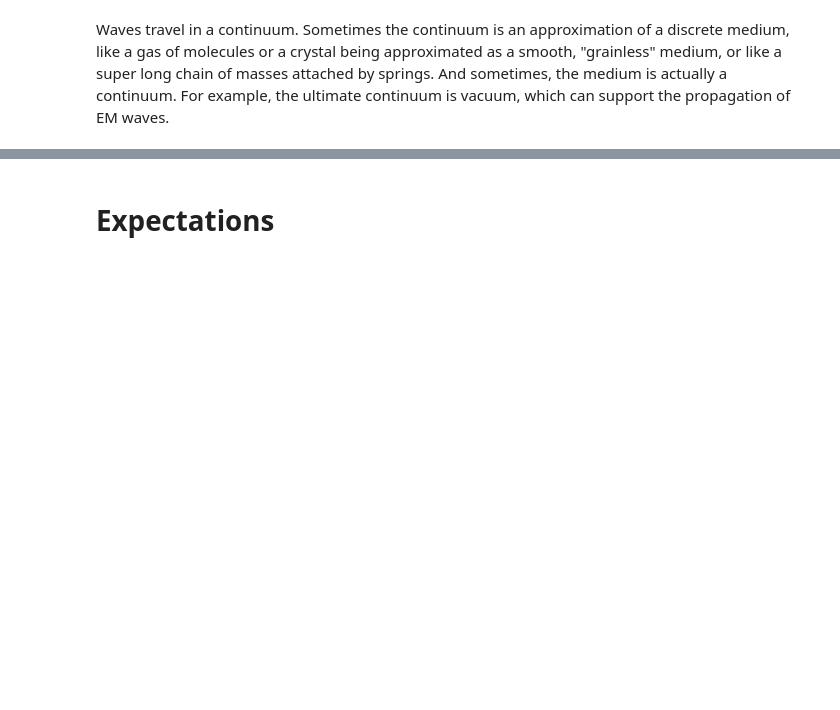
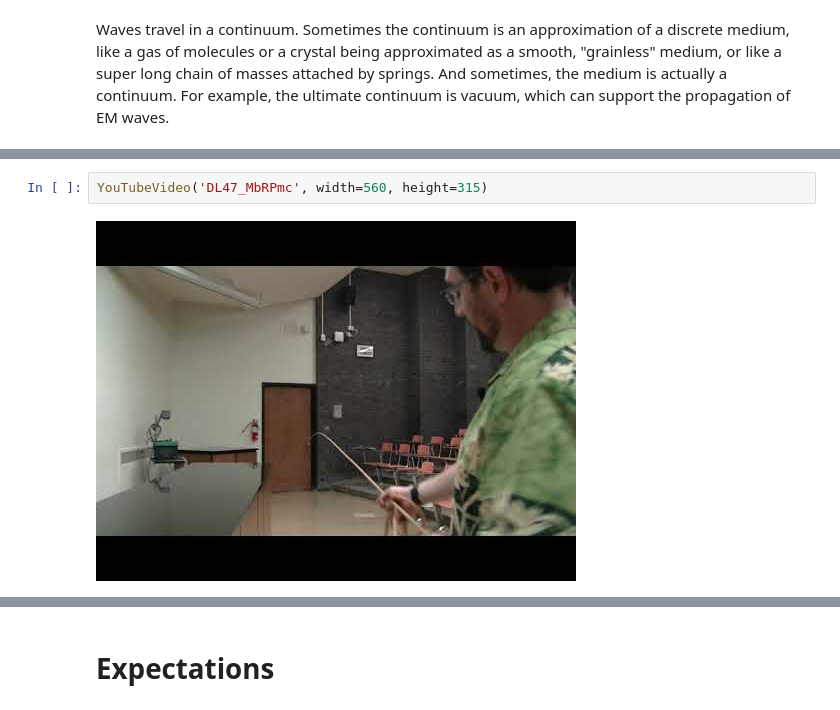
Before and after one commit to PHY293-Grisouard/Chapters-2020, a Jupyter notebook: C05 - Standing Waves/C05-StandingWaves.ipynb, the cells around one changed output, grey strips where cells are left out. Drawn from its saved outputs; the diff is of its cells as text; blank space fills up the shorter version.

```diff
--- a/C05 - Standing Waves/C05-StandingWaves.ipynb
+++ b/C05 - Standing Waves/C05-StandingWaves.ipynb
@@ -93,0 +125,4 @@ Their formalism is very close to the types of eigenvalue problems we encountered
+# %%
+YouTubeVideo('DL47_MbRPmc', width=560, height=315)
+# %% [output]
+[figure, added]
```
Also changed, not shown: parts of 49 cells of this notebook, 3 other files.
